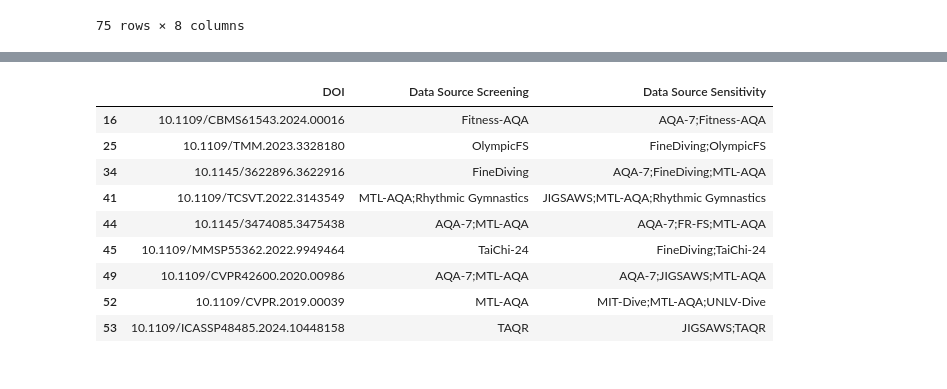
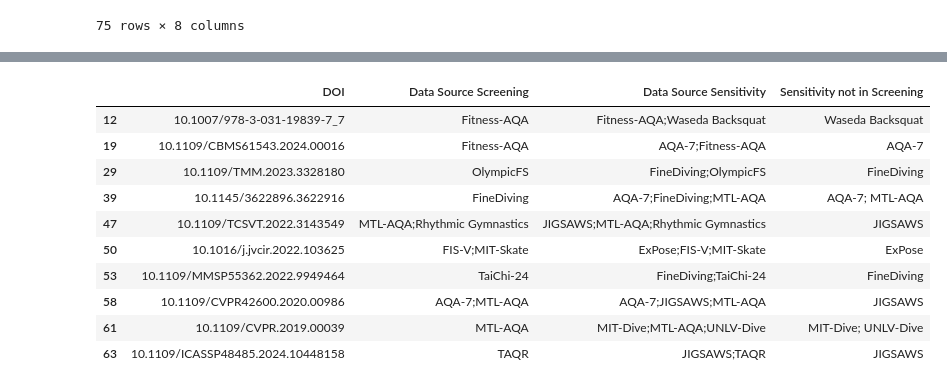
Before and after one commit to FBK-OpenIoT/automating-prisma-public, a Jupyter notebook: notebooks/eligibility_sensitivity.ipynb, the cells around one changed output, grey strips where cells are left out. Saved outputs shown, nothing was run; the diff lists cells and outputs as text; code cells hidden in the pictures.

```diff
--- a/notebooks/eligibility_sensitivity.ipynb
+++ b/notebooks/eligibility_sensitivity.ipynb
@@ -730,6 +713,7 @@ dataset_map = {
     "G-ExPose": ["ExPose"],
 
     "MIT Figure Skating": ["MIT-Skate"],
+    "Figure Skating": ["MIT-Skate"],
     "JIGSAWSS": ["JIGSAWS"],
     "MSR Action 3D": ["MSR-Action3D"],
     "MSRC12": ["MSRC-12"],
@@ -740,7 +724,10 @@ dataset_map = {
     "SDUST-PUT": [""],
     "FigureSkating": ["MIT-Skate"],
     "OrigamiVideo": ["Origami Video"],
-    "Egohands;": [""]
+    "Egohands;": [""],
+    "CVD; ": [""],
+    ";FR-FS;": [""],
+    "Olympic Judging": ["MIT-Skate", "MIT-Dive"]
 }
 
 def map_partial_sources(cell):
@@ -804,34 +791,62 @@ df_mismatch
 # %%
 df_mismatch_2 = df_mismatch[
     df_mismatch["Data Source Sensitivity"].notna()
     & (df_mismatch["Data Source Sensitivity"].astype(str).str.strip() != "")
     & df_mismatch["Data Source Screening"].notna()
     & (df_mismatch["Data Source Screening"].astype(str).str.strip() != "")
     & (
         df_mismatch["Data Source Screening"]
         != df_mismatch["Data Source Sensitivity"]
     )
     & (
         df_mismatch["Data Source Sensitivity"].astype(str).str.len()
         >= df_mismatch["Data Source Screening"].astype(str).str.len()
     )
     & (
         df_mismatch["Data Source Sensitivity"]
         .astype(str)
         .str.split(";")
         .apply(lambda x: len([s.strip() for s in x if s.strip()]) <= 3)
     )
 ].copy()
 
+
+def missing_from_screening(row):
+    sensitivity = [
+        s.strip()
+        for s in str(row["Data Source Sensitivity"]).split(";")
+        if s.strip()
+    ]
+
+    screening = {
+        s.strip()
+        for s in str(row["Data Source Screening"]).split(";")
+        if s.strip()
+    }
+
+    missing = [
+        s for s in sensitivity
+        if s not in screening
+    ]
+
+    return "; ".join(missing)
+
+
+df_mismatch_2["Sensitivity not in Screening"] = df_mismatch_2.apply(
+    missing_from_screening,
+    axis=1
+)
+
 df_mismatch_2
 # %% [output]
-|  | DOI | Data Source Screening | Data Source Sensitivity |
-| 16 | 10.1109/CBMS61543.2024.00016 | Fitness-AQA | AQA-7;Fitness-AQA |
-| 25 | 10.1109/TMM.2023.3328180 | OlympicFS | FineDiving;OlympicFS |
-| 34 | 10.1145/3622896.3622916 | FineDiving | AQA-7;FineDiving;MTL-AQA |
-| 41 | 10.1109/TCSVT.2022.3143549 | MTL-AQA;Rhythmic Gymnastics | JIGSAWS;MTL-AQA;Rhythmic Gymnastics |
-| 44 | 10.1145/3474085.3475438 | AQA-7;MTL-AQA | AQA-7;FR-FS;MTL-AQA |
-| 45 | 10.1109/MMSP55362.2022.9949464 | TaiChi-24 | FineDiving;TaiChi-24 |
-| 49 | 10.1109/CVPR42600.2020.00986 | AQA-7;MTL-AQA | AQA-7;JIGSAWS;MTL-AQA |
-| 52 | 10.1109/CVPR.2019.00039 | MTL-AQA | MIT-Dive;MTL-AQA;UNLV-Dive |
-| 53 | 10.1109/ICASSP48485.2024.10448158 | TAQR | JIGSAWS;TAQR |
+|  | DOI | Data Source Screening | Data Source Sensitivity | Sensitivity not in Screening |
+| 12 | 10.1007/978-3-031-19839-7_7 | Fitness-AQA | Fitness-AQA;Waseda Backsquat | Waseda Backsquat |
+| 19 | 10.1109/CBMS61543.2024.00016 | Fitness-AQA | AQA-7;Fitness-AQA | AQA-7 |
+| 29 | 10.1109/TMM.2023.3328180 | OlympicFS | FineDiving;OlympicFS | FineDiving |
+| 39 | 10.1145/3622896.3622916 | FineDiving | AQA-7;FineDiving;MTL-AQA | AQA-7; MTL-AQA |
+| 47 | 10.1109/TCSVT.2022.3143549 | MTL-AQA;Rhythmic Gymnastics | JIGSAWS;MTL-AQA;Rhythmic Gymnastics | JIGSAWS |
+| 50 | 10.1016/j.jvcir.2022.103625 | FIS-V;MIT-Skate | ExPose;FIS-V;MIT-Skate | ExPose |
+| 53 | 10.1109/MMSP55362.2022.9949464 | TaiChi-24 | FineDiving;TaiChi-24 | FineDiving |
+| 58 | 10.1109/CVPR42600.2020.00986 | AQA-7;MTL-AQA | AQA-7;JIGSAWS;MTL-AQA | JIGSAWS |
+| 61 | 10.1109/CVPR.2019.00039 | MTL-AQA | MIT-Dive;MTL-AQA;UNLV-Dive | MIT-Dive; UNLV-Dive |
+| 63 | 10.1109/ICASSP48485.2024.10448158 | TAQR | JIGSAWS;TAQR | JIGSAWS |
```
Also changed, not shown: parts of 10 cells of this notebook, 11 other files.
